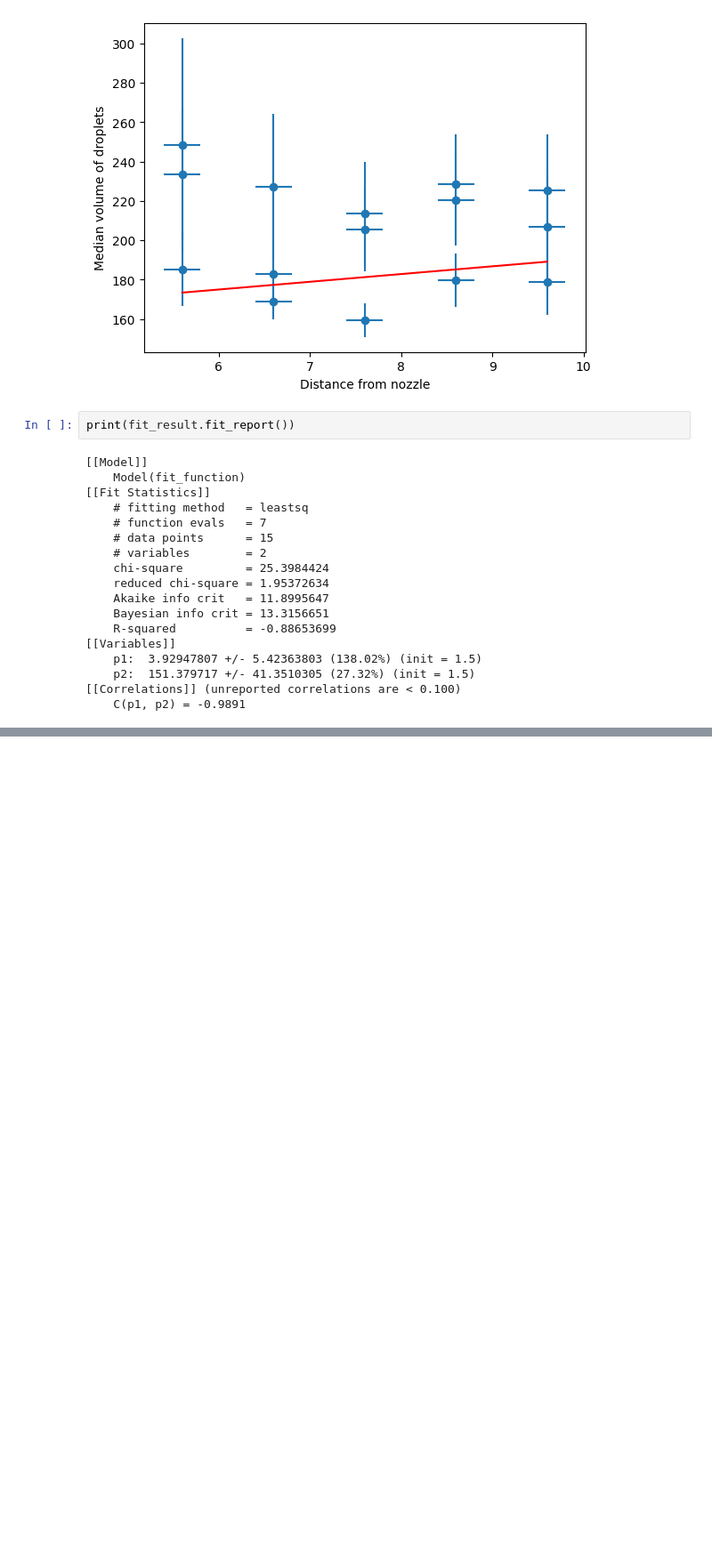
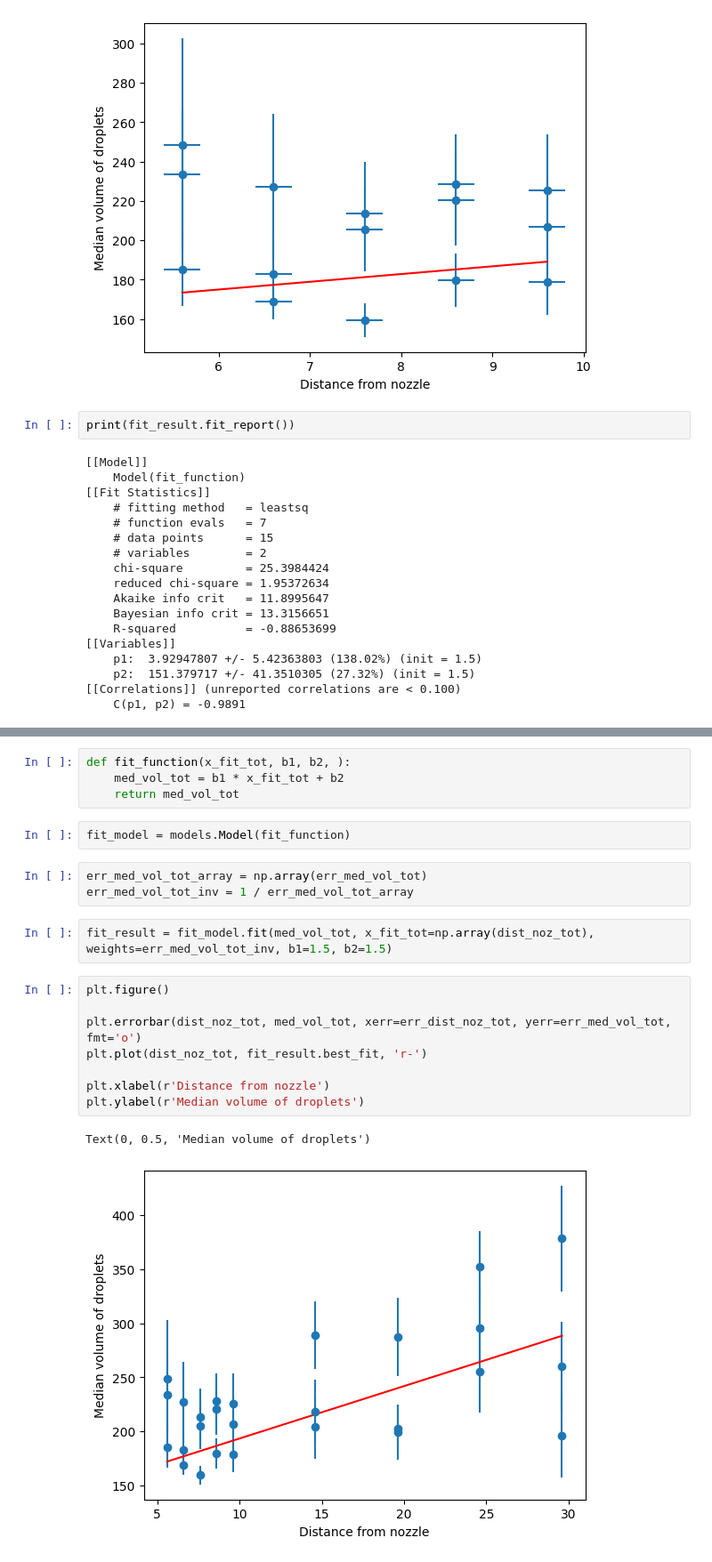
Before and after one commit to Trystan-Git/PNS-group-23--Dynamics-of-coalescence-events-in-spray-clouds, a Jupyter notebook: Data-analysis_day3.ipynb, the cells around one changed output, grey strips where cells are left out. Shown at 89% size. Saved outputs shown, nothing was run; the diff lists cells and outputs as text; blank space fills up the shorter version.

```diff
--- a/Data-analysis_day3.ipynb
+++ b/Data-analysis_day3.ipynb
@@ -85,0 +178,22 @@ print(fit_result.fit_report())
+# %%
+def fit_function(x_fit_tot, b1, b2, ):
+    med_vol_tot = b1 * x_fit_tot + b2
+    return med_vol_tot
+# %%
+fit_model = models.Model(fit_function)
+# %%
+err_med_vol_tot_array = np.array(err_med_vol_tot)
+err_med_vol_tot_inv = 1 / err_med_vol_tot_array
+# %%
+fit_result = fit_model.fit(med_vol_tot, x_fit_tot=np.array(dist_noz_tot), weights=err_med_vol_tot_inv, b1=1.5, b2=1.5)
+# %%
+plt.figure()
+
+plt.errorbar(dist_noz_tot, med_vol_tot, xerr=err_dist_noz_tot, yerr=err_med_vol_tot, fmt='o')
+plt.plot(dist_noz_tot, fit_result.best_fit, 'r-')
+
+plt.xlabel(r'Distance from nozzle')
+plt.ylabel(r'Median volume of droplets')
+# %% [output]
+Text(0, 0.5, 'Median volume of droplets')
+[figure, added]
```
Also changed, not shown: parts of 15 cells of this notebook.
